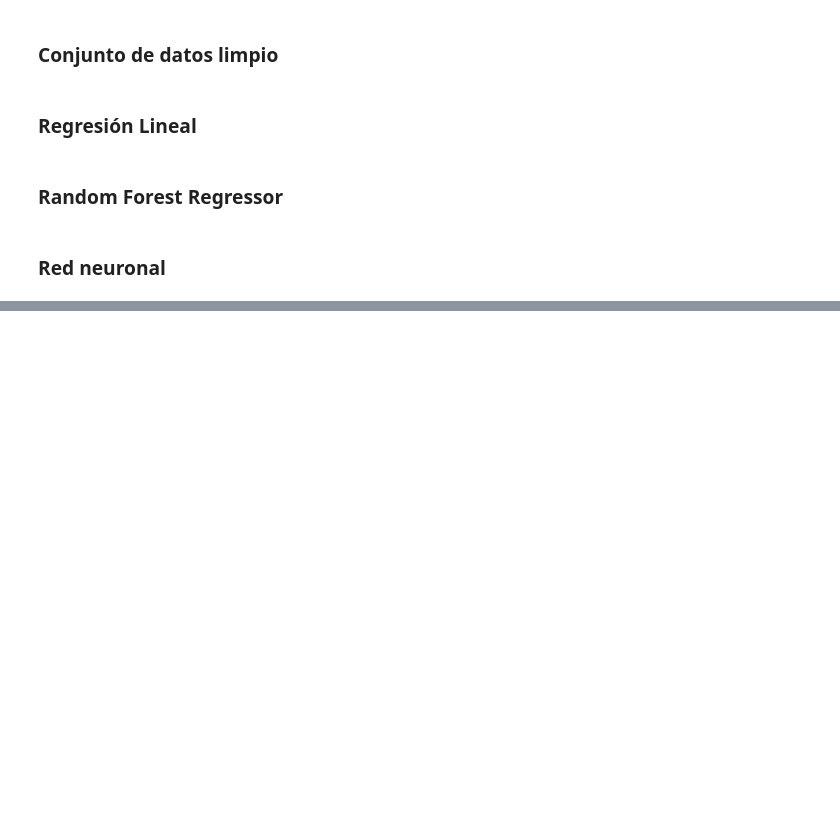
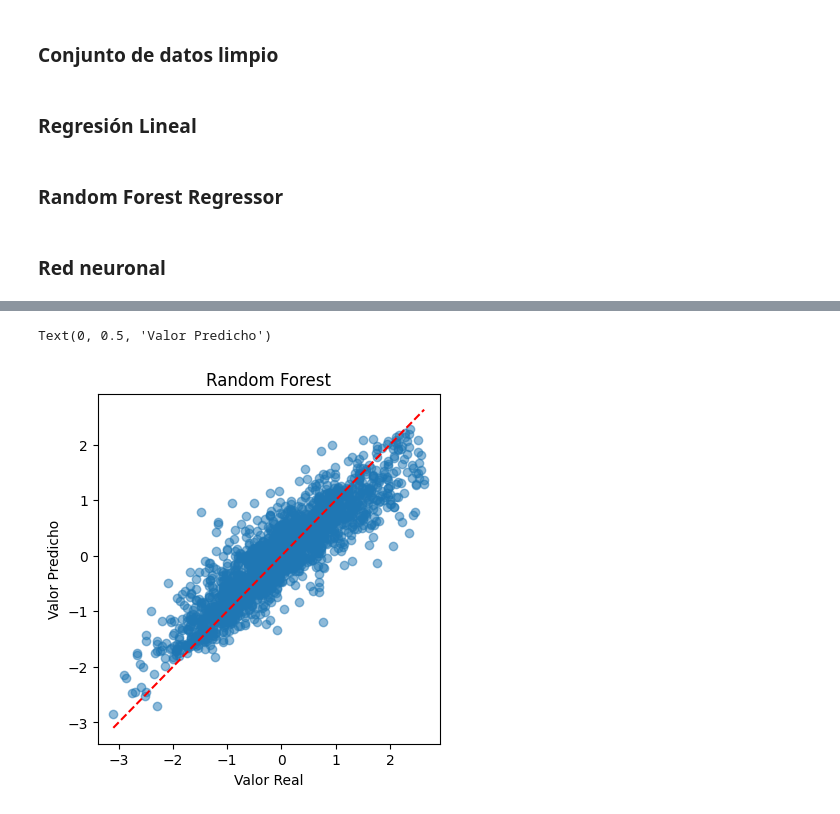
Before and after one commit to Esmeralda-RG/avocado_prices, a Jupyter notebook: predictive_models.ipynb, the cells around one changed output, grey strips where cells are left out. Saved outputs shown, nothing was run; the diff lists cells and outputs as text; code cells hidden in the pictures; blank space fills up the shorter version.

```diff
--- a/predictive_models.ipynb
+++ b/predictive_models.ipynb
@@ -51,9 +54,9 @@ r2_lr = r2_score(y_test, y_pred)
 # %%
 rf = RandomForestRegressor(n_estimators=100, random_state=42)
 rf.fit(x_train, y_train)
-y_pred = rf.predict(x_test)
-mse_rf = mean_squared_error(y_test, y_pred)
-r2_rf = r2_score(y_test, y_pred)
+y_pred_rf = rf.predict(x_test)
+mse_rf = mean_squared_error(y_test, y_pred_rf)
+r2_rf = r2_score(y_test, y_pred_rf)
 # %% [markdown]
 ### Red neuronal
 # %%
@@ -71,0 +132,11 @@ r2_nn = r2_score(y_test, y_pred)
+# %%
+plt.figure(figsize=(15, 10))
+plt.subplot(2, 3, 2)
+plt.scatter(y_test, y_pred_rf, alpha=0.5)
+plt.plot([y_test.min(), y_test.max()], [y_test.min(), y_test.max()], 'r--')
+plt.title('Random Forest')
+plt.xlabel('Valor Real')
+plt.ylabel('Valor Predicho')
+# %% [output]
+Text(0, 0.5, 'Valor Predicho')
+[figure, added]
```
Also changed, not shown: parts of 16 cells of this notebook.
